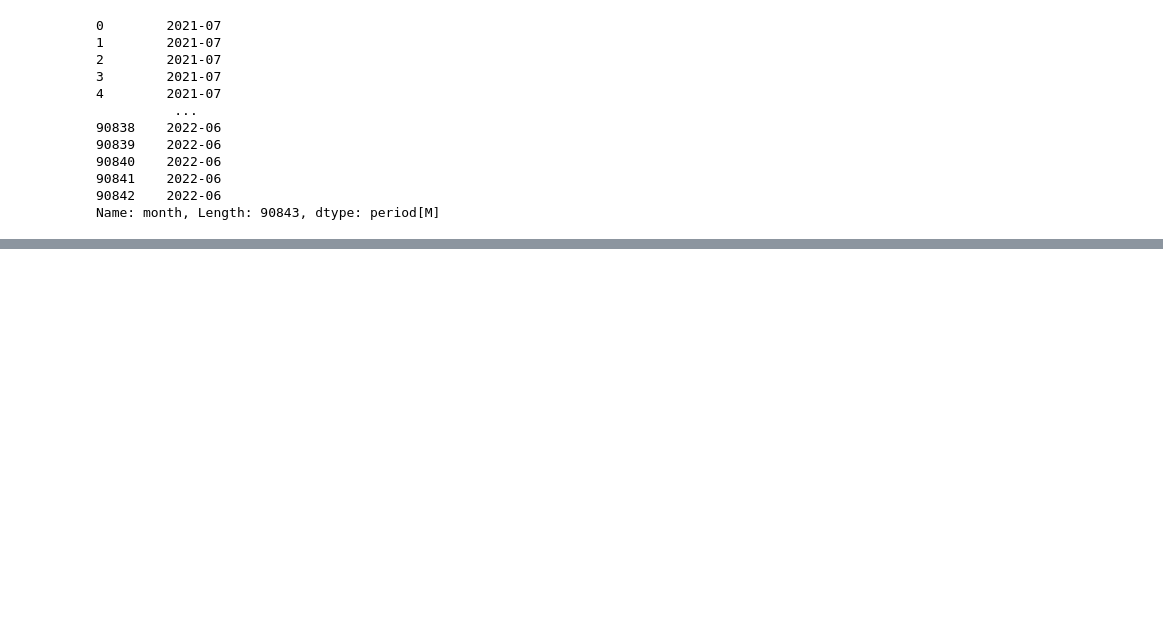
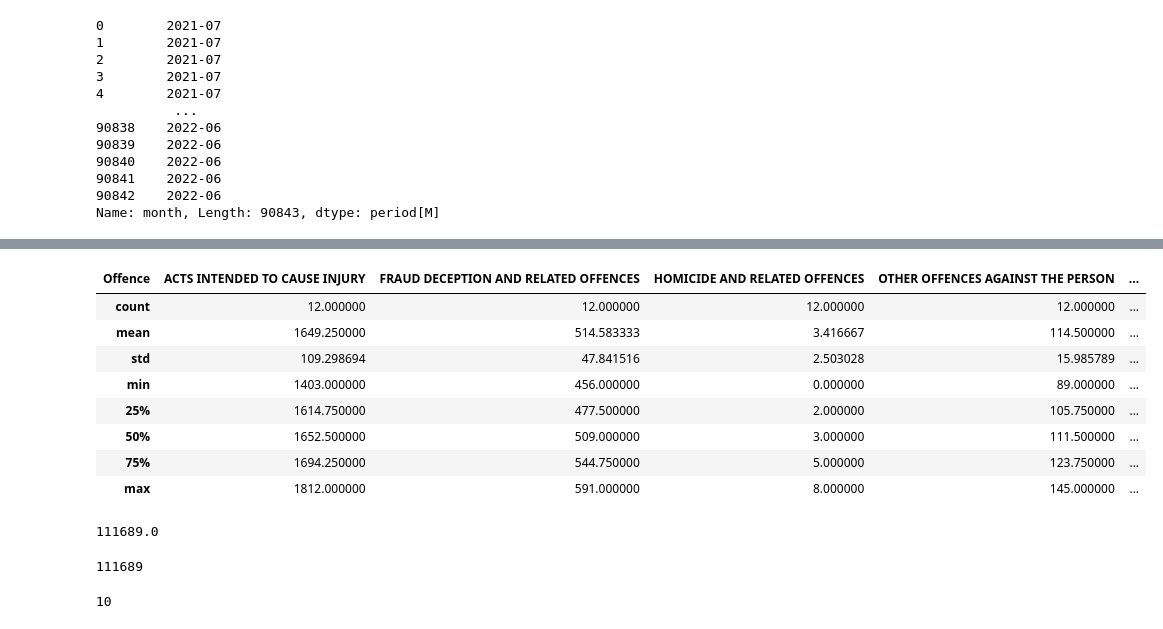
Before and after one commit to hel-asif/South-Australia-Crime-Trend, a Jupyter notebook: Sample.ipynb, the cells around one changed output, grey strips where cells are left out. Saved outputs shown, nothing was run; the diff lists cells and outputs as text; code cells hidden in the pictures; blank space fills up the shorter version.

```diff
--- a/Sample.ipynb
+++ b/Sample.ipynb
@@ -114,0 +148,12 @@ Name: Offence, dtype: int64
+# %%
+pivot_df.describe()
+# %% [output]
+| Offence | ACTS INTENDED TO CAUSE INJURY | FRAUD DECEPTION AND RELATED OFFENCES | HOMICIDE AND RELATED OFFENCES | OTHER OFFENCES AGAINST THE PERSON | ... |
+| count | 12.000000 | 12.000000 | 12.000000 | 12.000000 | ... |
+| mean | 1649.250000 | 514.583333 | 3.416667 | 114.500000 | ... |
+| std | 109.298694 | 47.841516 | 2.503028 | 15.985789 | ... |
+| min | 1403.000000 | 456.000000 | 0.000000 | 89.000000 | ... |
+| 25% | 1614.750000 | 477.500000 | 2.000000 | 105.750000 | ... |
+| 50% | 1652.500000 | 509.000000 | 3.000000 | 111.500000 | ... |
+| 75% | 1694.250000 | 544.750000 | 5.000000 | 123.750000 | ... |
+| max | 1812.000000 | 591.000000 | 8.000000 | 145.000000 | ... |
@@ -114,0 +163,13 @@ Name: Offence, dtype: int64
+# %%
+rowsum.sum()
+# %% [output]
+111689.0
+# %%
+df['Offence count'].sum()
+# %% [output]
+111689
+# %%
+amount_of_features = len(pivot_df.columns)
+amount_of_features
+# %% [output]
+10
```
Also changed, not shown: parts of 11 cells of this notebook, 7 other files.
